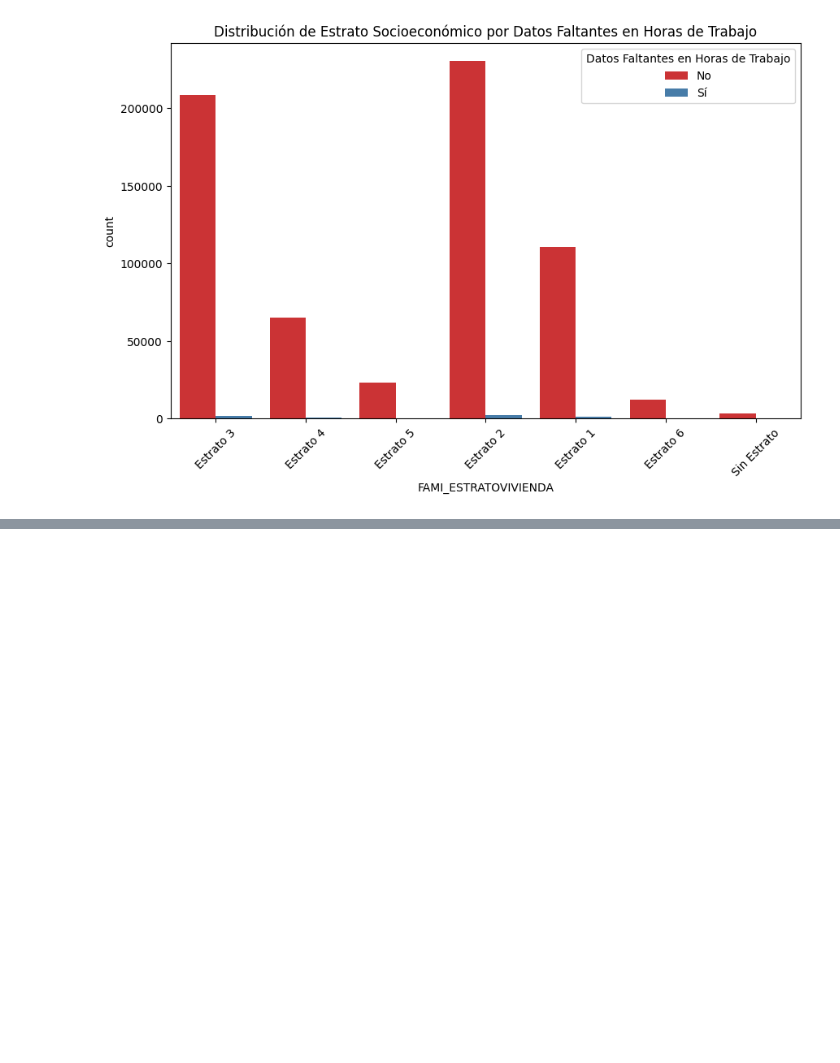
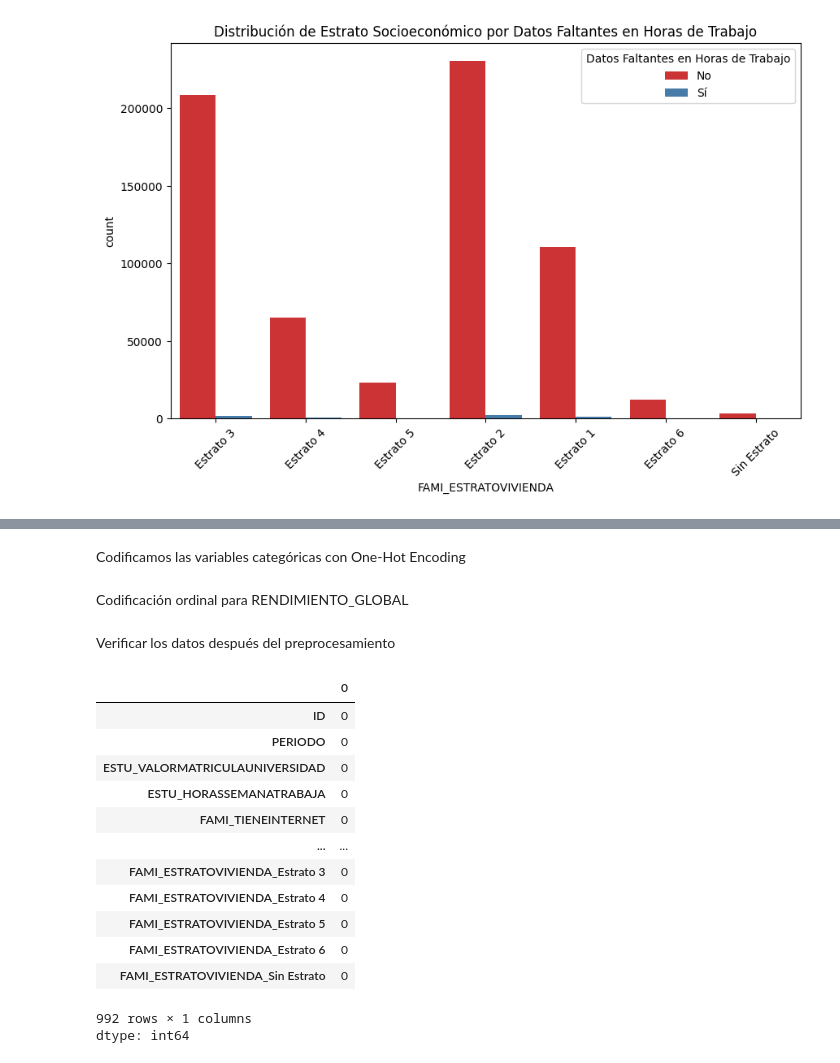
Before and after one commit to danielramo27s/UDEA-ai4eng-20242, a Jupyter notebook: 02 - preprocesado.ipynb, the cells around one changed output, grey strips where cells are left out. Cells and saved outputs as stored; diff of their text form; code cells hidden in the pictures; blank space fills up the shorter version.

```diff
--- a/02 - preprocesado.ipynb
+++ b/02 - preprocesado.ipynb
@@ -138,0 +162,2 @@ plt.show()
+# %% [markdown]
+Codificamos las variables categóricas con One-Hot Encoding
@@ -138,0 +167,2 @@ plt.show()
+# %% [markdown]
+Codificación ordinal para RENDIMIENTO_GLOBAL
@@ -138,0 +173,23 @@ plt.show()
+# %% [markdown]
+Verificar los datos después del preprocesamiento
+# %%
+# Verificar las primeras filas después del preprocesamiento
+df.head()
+
+# Verificar si quedan valores nulos
+df.isnull().sum()
+# %% [output]
+|  | 0 |
+| ID | 0 |
+| PERIODO | 0 |
+| ESTU_VALORMATRICULAUNIVERSIDAD | 0 |
+| ESTU_HORASSEMANATRABAJA | 0 |
+| FAMI_TIENEINTERNET | 0 |
+| ... | ... |
+| FAMI_ESTRATOVIVIENDA_Estrato 3 | 0 |
+| FAMI_ESTRATOVIVIENDA_Estrato 4 | 0 |
+| FAMI_ESTRATOVIVIENDA_Estrato 5 | 0 |
+| FAMI_ESTRATOVIVIENDA_Estrato 6 | 0 |
+| FAMI_ESTRATOVIVIENDA_Sin Estrato | 0 |
+992 rows × 1 columns
+dtype: int64
```
Also changed, not shown: parts of 10 cells of this notebook.
